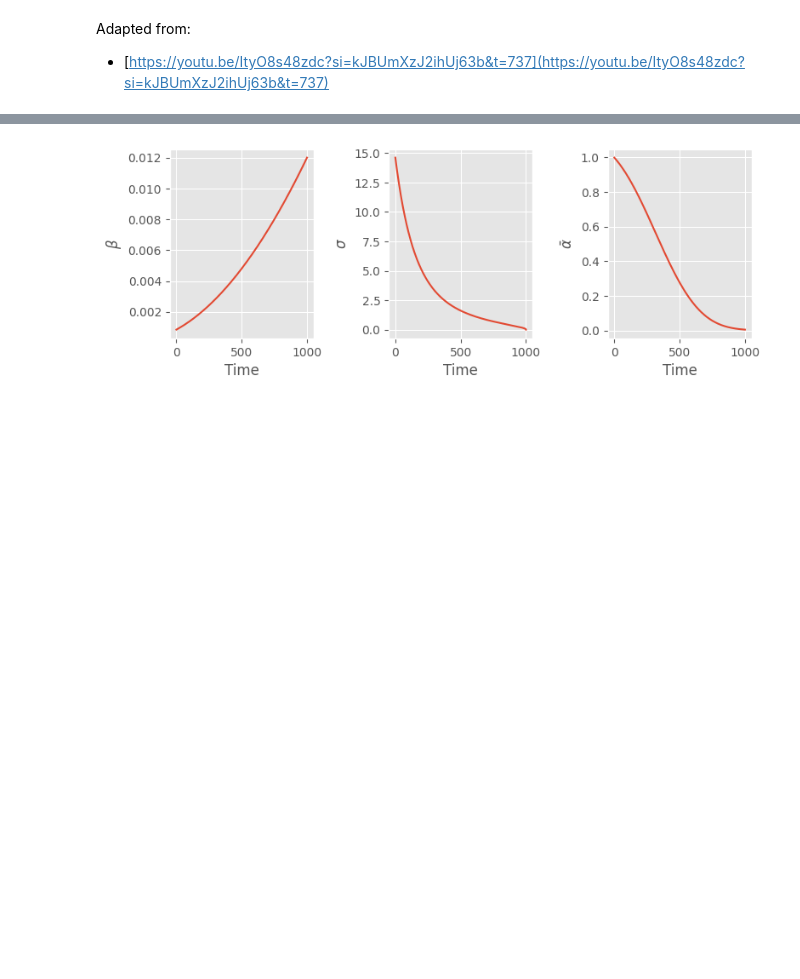
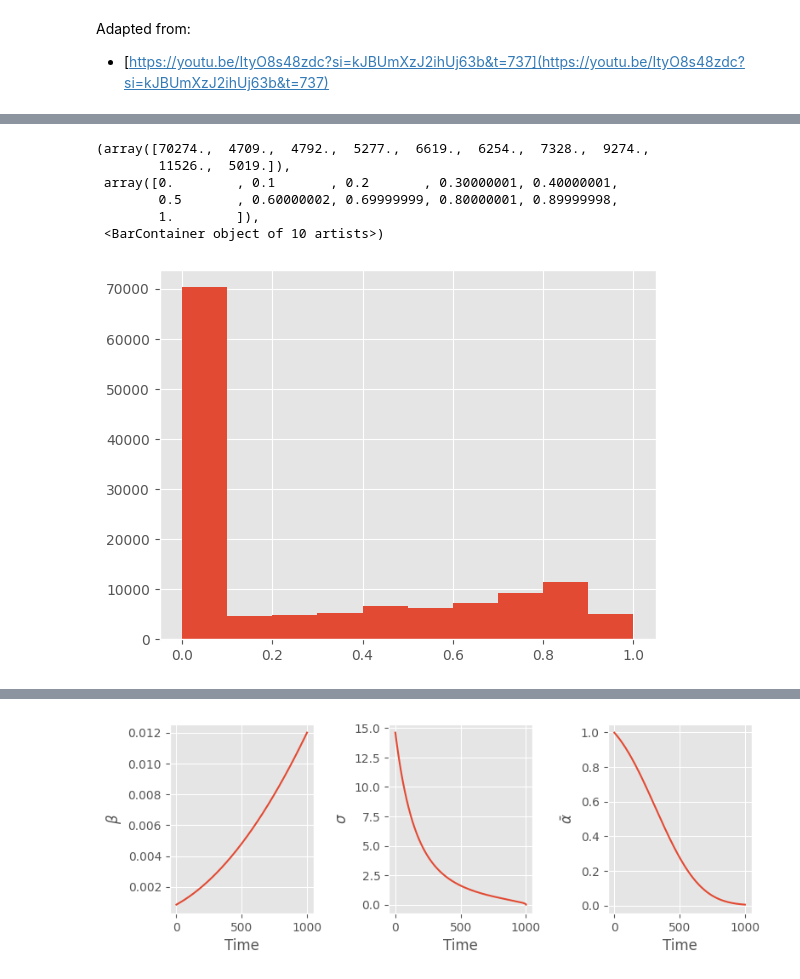
Before and after one commit to jeremyadamsfisher/SlowAI, a Jupyter notebook: nbs/13_ddpm.ipynb, the cells around one changed output, grey strips where cells are left out. Saved outputs shown, nothing was run; the diff lists cells and outputs as text; code cells hidden in the pictures; blank space fills up the shorter version.

```diff
--- a/nbs/13_ddpm.ipynb
+++ b/nbs/13_ddpm.ipynb
@@ -53,3 +90,13 @@ plt.style.use("ggplot")
+# %%
+plt.hist(xb.view(-1))
+# %% [output]
+(array([70274.,  4709.,  4792.,  5277.,  6619.,  6254.,  7328.,  9274.,
+        11526.,  5019.]),
+ array([0.        , 0.1       , 0.2       , 0.30000001, 0.40000001,
+        0.5       , 0.60000002, 0.69999999, 0.80000001, 0.89999998,
+        1.        ]),
+ <BarContainer object of 10 artists>)
+[figure, added]
 # %% [markdown]
 The diffusion model paper is available [here](https://arxiv.org/pdf/2006.11239.pdf) and proposes an important simplification that improved the performance of this kind of modeling.
 
```
Also changed, not shown: parts of 38 cells of this notebook, 11 other files.
